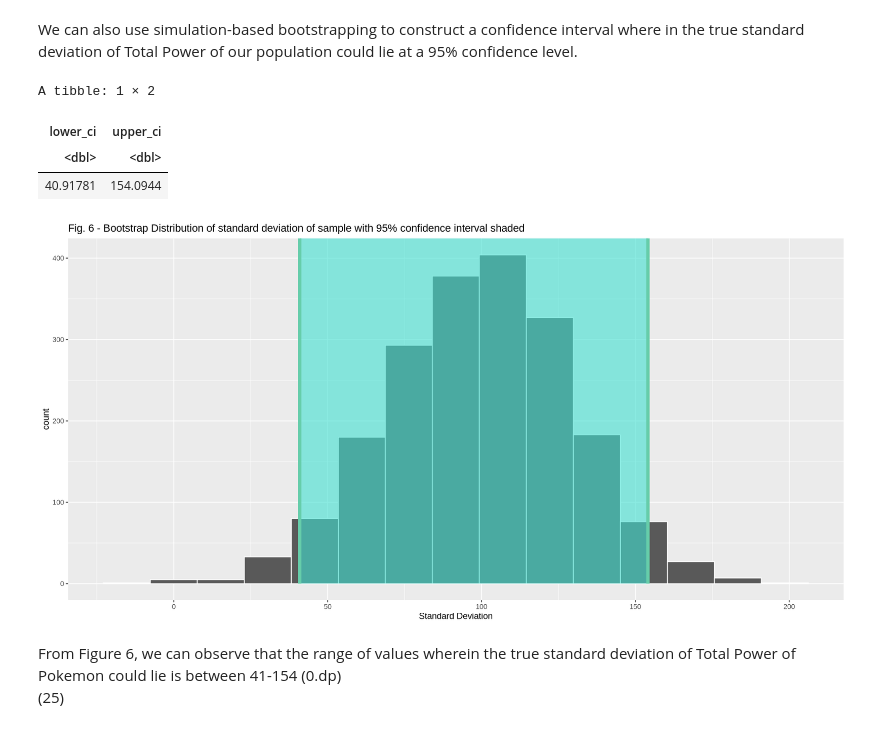
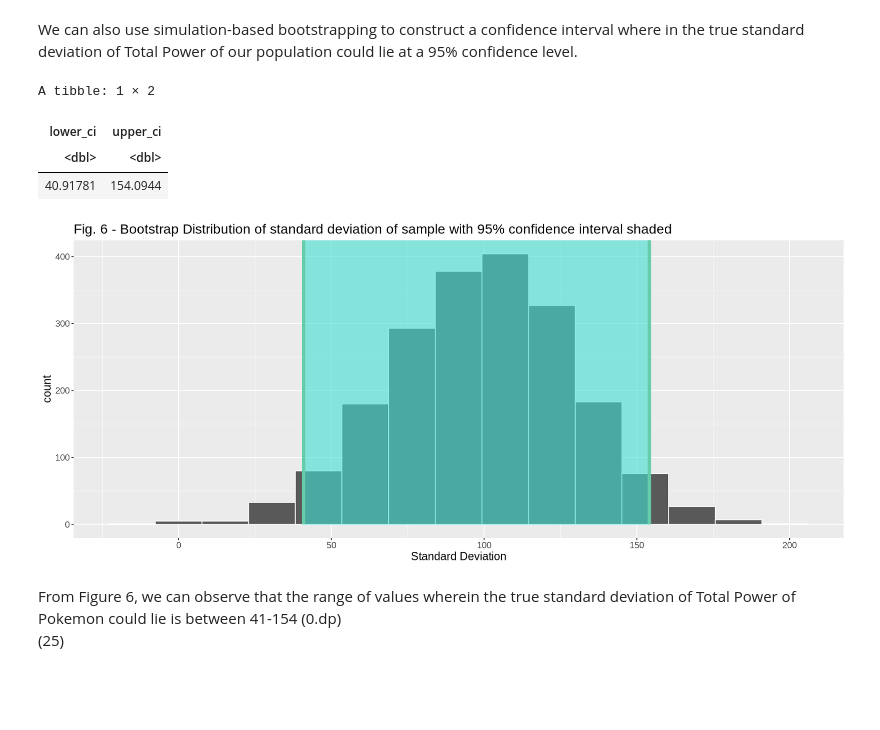
Before and after one commit to dleo22/STAT201-FinalProject, a Jupyter notebook: FinalProposal_v.0.5.ipynb, the cells around one changed output. Saved outputs shown, nothing was run; the diff lists cells and outputs as text; code cells hidden in the pictures; blank space fills up the shorter version.

```diff
--- a/FinalProposal_v.0.5.ipynb
+++ b/FinalProposal_v.0.5.ipynb
@@ -291,27 +283,28 @@ We can also use simulation-based bootstrapping to construct a confidence interva
 # %%
 bootstrap_dist_sd <- combined_sample |>
     specify(response =  Total) |>
     generate(reps = 2000, size = 30, type = "bootstrap") |>
     calculate(stat = "sd")
 
 ci_sd <- bootstrap_dist |>
     get_ci(0.95)
 
 #combined_sample
 ci_plot_sd <-bootstrap_dist|>
     visualise() +
     shade_ci(ci) +
     xlab("Standard Deviation") +
-    ggtitle("Fig. 6 - Bootstrap Distribution of standard deviation of sample with 95% confidence interval shaded")
+    ggtitle("Fig. 6 - Bootstrap Distribution of standard deviation of sample with 95% confidence interval shaded") +
+    theme(text = element_text(size = 14))
 
 ci_plot_sd
 ci_sd
 # %% [output]
 A tibble: 1 × 2
 | lower_ci | upper_ci |
 | <dbl> | <dbl> |
 | 40.91781 | 154.0944 |
-[figure, old version]
+[figure, new version]
 # %% [markdown]
 From Figure 6, we can observe that the range of values wherein the true standard deviation of Total Power of Pokemon could lie is between 41-154 (0.dp) \
 (25)
```
Also changed, not shown: parts of 9 cells of this notebook.
